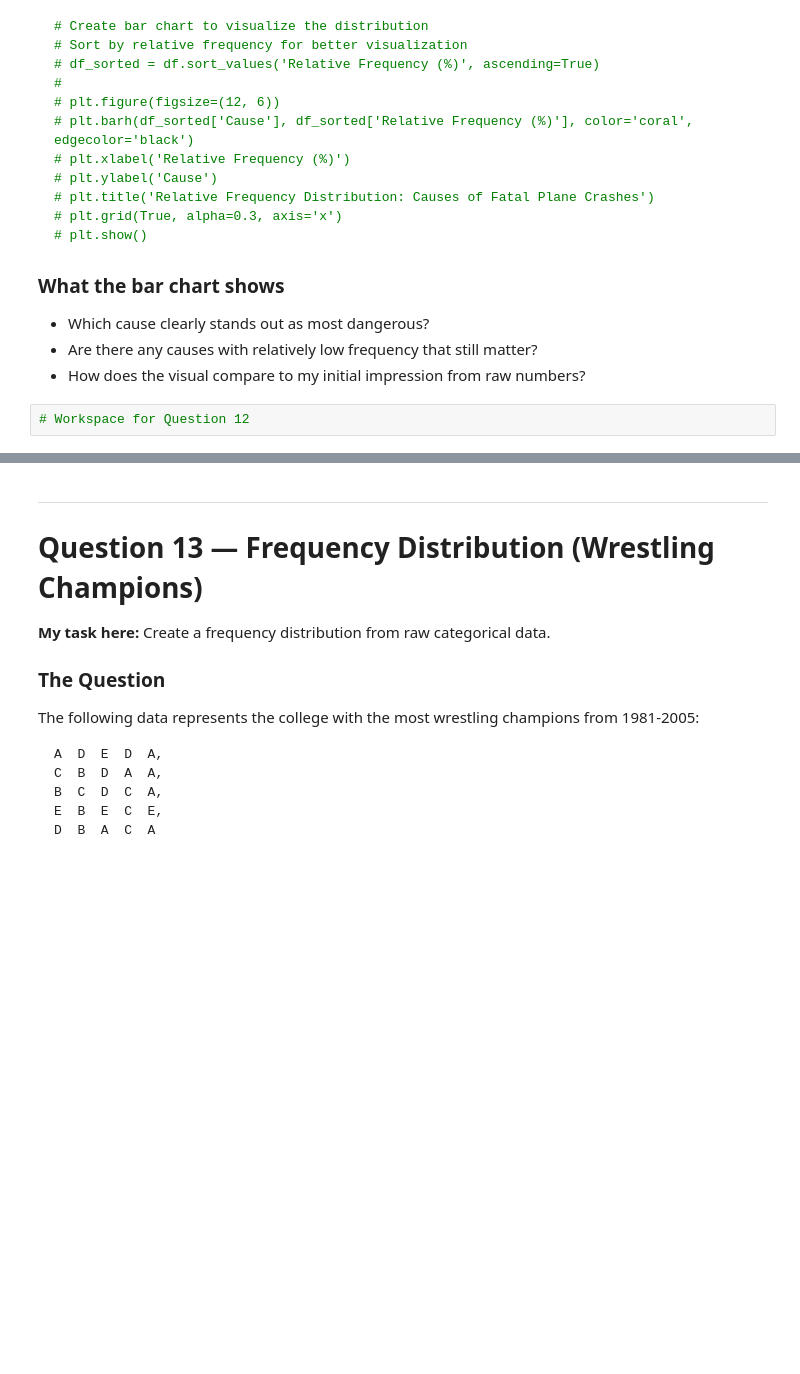
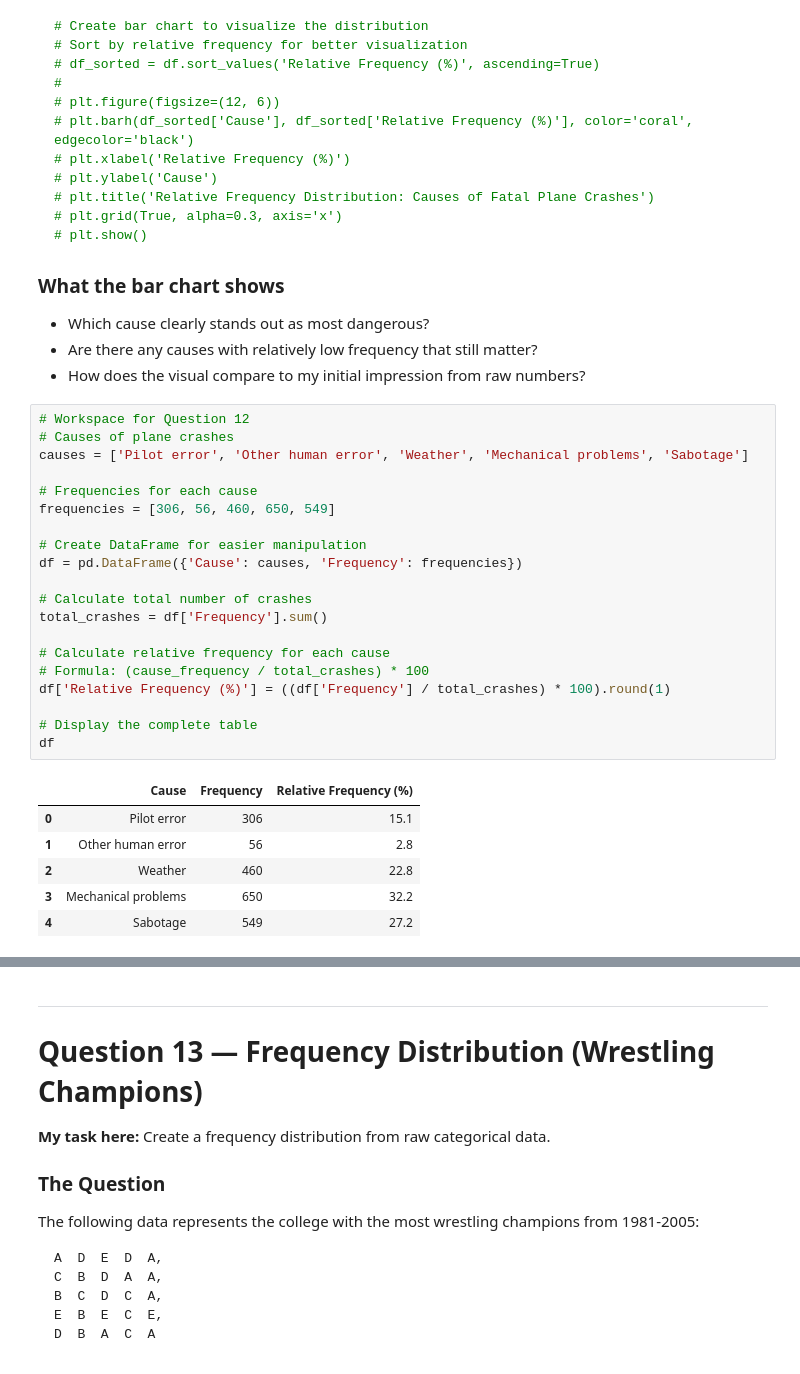
Before and after one commit to alysolamon/Applied-Statistics-For-Business, a Jupyter notebook: Week 1 - Types of Data Measurement Scale & Graphical Displays.ipynb, the cells around one changed output, grey strips where cells are left out. Drawn from its saved outputs; the diff is of its cells as text; blank space fills up the shorter version.

```diff
--- a/Week 1 - Types of Data Measurement Scale & Graphical Displays.ipynb
+++ b/Week 1 - Types of Data Measurement Scale & Graphical Displays.ipynb
@@ -740,5 +744,30 @@ frequencies = [306, 56, 460, 650, 549]
 - Which cause clearly stands out as most dangerous?
 - Are there any causes with relatively low frequency that still matter?
 - How does the visual compare to my initial impression from raw numbers?
-# %%
-# Workspace for Question 12
+# %%
+# Workspace for Question 12
+# Causes of plane crashes
+causes = ['Pilot error', 'Other human error', 'Weather', 'Mechanical problems', 'Sabotage']
+
+# Frequencies for each cause
+frequencies = [306, 56, 460, 650, 549]
+
+# Create DataFrame for easier manipulation
+df = pd.DataFrame({'Cause': causes, 'Frequency': frequencies})
+
+# Calculate total number of crashes
+total_crashes = df['Frequency'].sum()
+
+# Calculate relative frequency for each cause
+# Formula: (cause_frequency / total_crashes) * 100
+df['Relative Frequency (%)'] = ((df['Frequency'] / total_crashes) * 100).round(1)
+
+# Display the complete table
+df
+# %% [output]
+|  | Cause | Frequency | Relative Frequency (%) |
+| 0 | Pilot error | 306 | 15.1 |
+| 1 | Other human error | 56 | 2.8 |
+| 2 | Weather | 460 | 22.8 |
+| 3 | Mechanical problems | 650 | 32.2 |
+| 4 | Sabotage | 549 | 27.2 |
```
Also changed, not shown: parts of 6 cells of this notebook.
